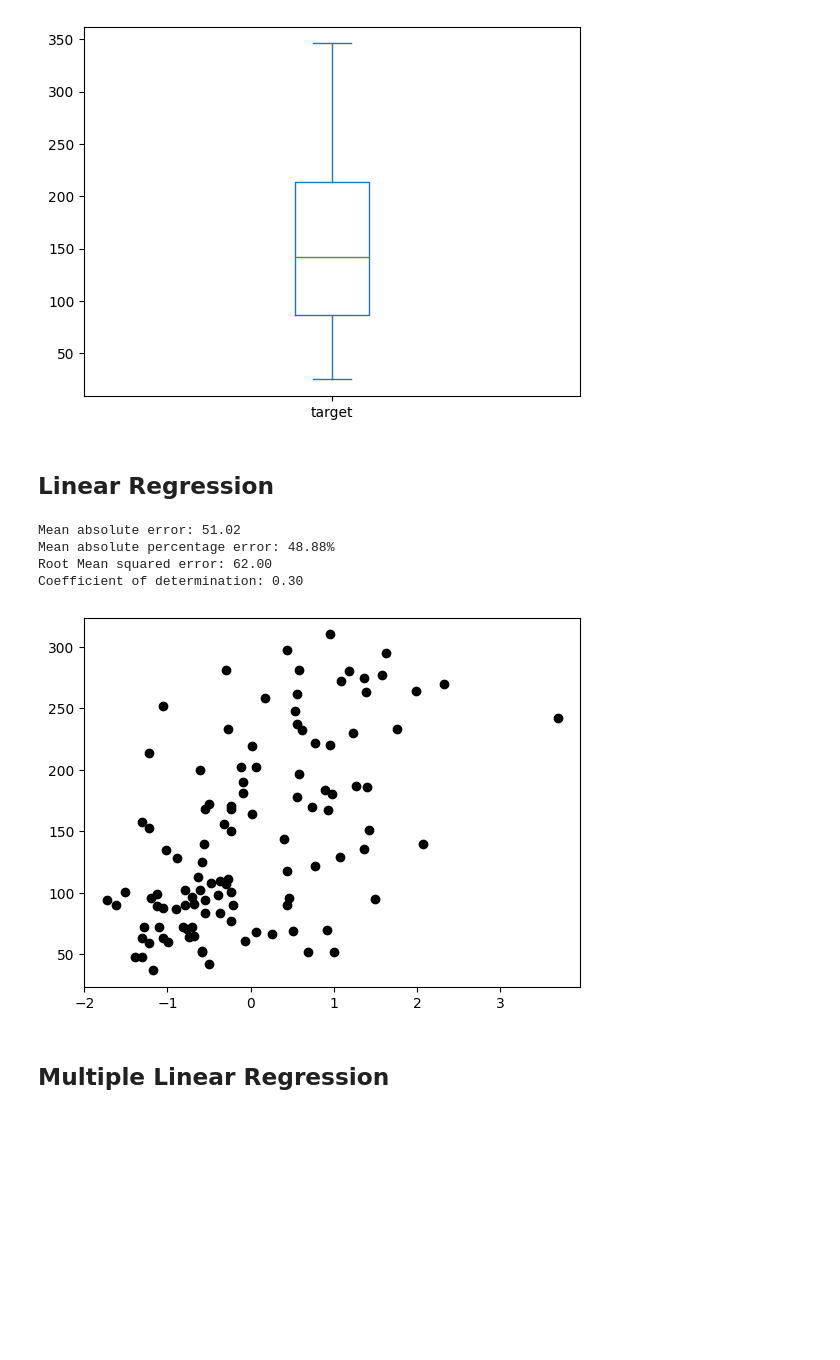
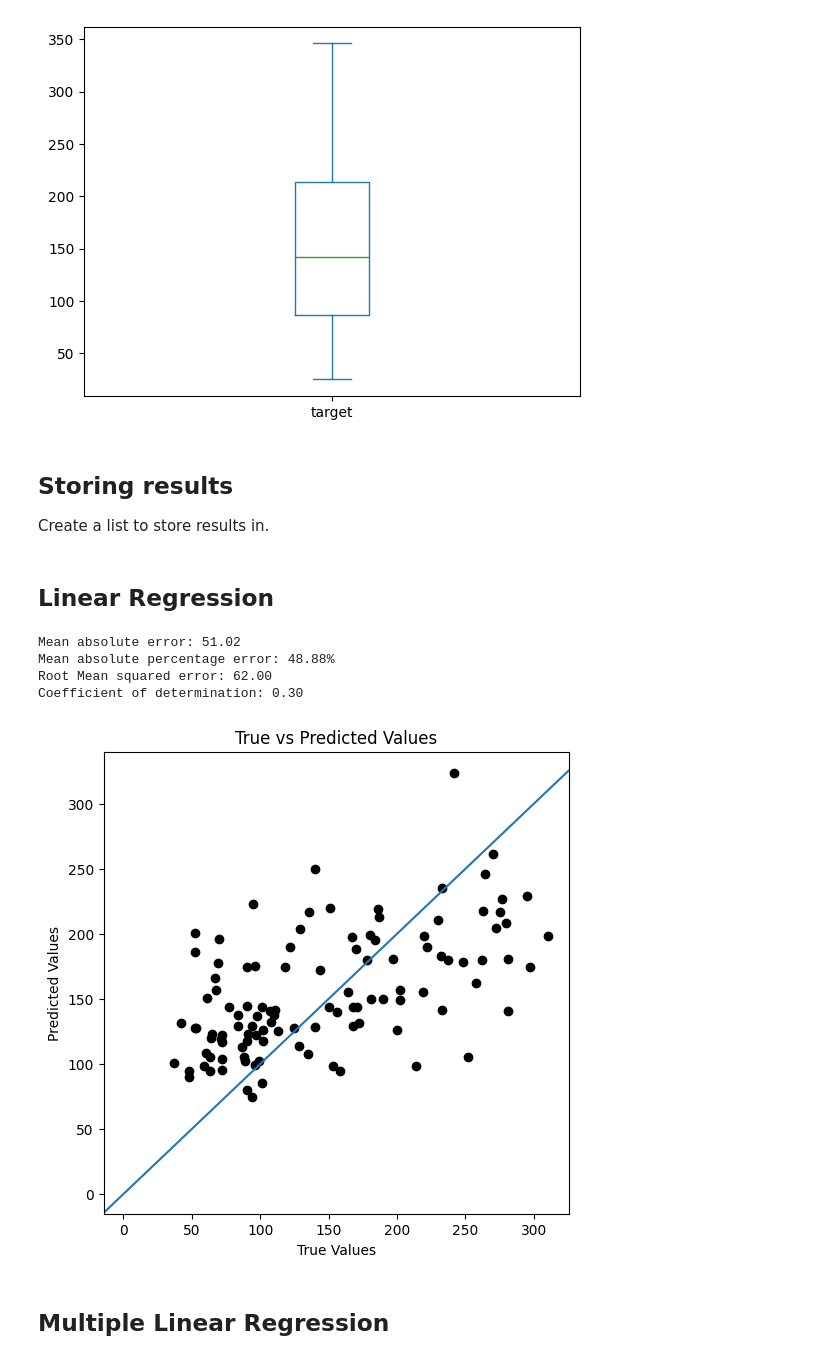
Before and after one commit to hsma-programme/h6_4e_boosted_trees, a Jupyter notebook: teaching_notebooks/tree_based_models_regression.ipynb, the cells around one changed output. Drawn from its saved outputs; the diff is of its cells as text; code cells hidden in the pictures; blank space fills up the shorter version.

```diff
--- a/teaching_notebooks/tree_based_models_regression.ipynb
+++ b/teaching_notebooks/tree_based_models_regression.ipynb
@@ -99,6 +99,12 @@ pd.DataFrame(diabetes_y_train).plot(kind="box")
 # %% [output]
 <Axes: >
 [figure]
+# %% [markdown]
+## Storing results
+
+Create a list to store results in.
+# %%
+results_list = []
 # %% [markdown]
 ## Linear Regression
 # %%
@@ -120,36 +126,49 @@ diabetes_X_train_standardised, diabetes_X_test_standardised = standardise_data(
 # %%
 # Use only first feature
 single_feat_train = diabetes_X_train_standardised[:, np.newaxis, 2]
 single_feat_test = diabetes_X_test_standardised[:, np.newaxis, 2]
 
 # Create linear regression object
 regr = LinearRegression()
 
 # Train the model using the training sets
 regr.fit(single_feat_train, diabetes_y_train)
 
 # Make predictions using the testing set
 diabetes_y_pred = regr.predict(single_feat_test)
 
 print(f"Mean absolute error: {mean_absolute_error(diabetes_y_test, diabetes_y_pred):.2f}")
 
-
 print(f"Mean absolute percentage error: {mean_absolute_percentage_error(diabetes_y_test, diabetes_y_pred):.2%}" )
 
 print("Root Mean squared error: %.2f" % root_mean_squared_error(diabetes_y_test, diabetes_y_pred))
 # The coefficient of determination: 1 is perfect prediction
 print("Coefficient of determination: %.2f" % r2_score(diabetes_y_test, diabetes_y_pred))
 
+results_list.append(
+    {'model': 'Linear Regression',
+     'RMSE': root_mean_squared_error(diabetes_y_test, diabetes_y_pred),
+     'MAPE': mean_absolute_percentage_error(diabetes_y_test, diabetes_y_pred)}
+)
 
 # Plot outputs
-plt.scatter(single_feat_test, diabetes_y_test.values, color="black")
-plt.show()
+def plot_actual_vs_predicted(actual, predicted):
+    fig, ax = plt.subplots(figsize=(6, 6))
+
+    ax.scatter(actual, predicted, color="black")
+    ax.axline((1, 1), slope=1)
+    plt.xlabel('True Values')
+    plt.ylabel('Predicted Values')
+    plt.title('True vs Predicted Values')
+    plt.show()
+
+plot_actual_vs_predicted(diabetes_y_test, diabetes_y_pred)
 # %% [output]
 Mean absolute error: 51.02
 Mean absolute percentage error: 48.88%
 Root Mean squared error: 62.00
 Coefficient of determination: 0.30
-[figure, old version]
+[figure, new version]
 # %% [markdown]
 ## Multiple Linear Regression
 # %%
```
Also changed, not shown: parts of 12 cells of this notebook.
